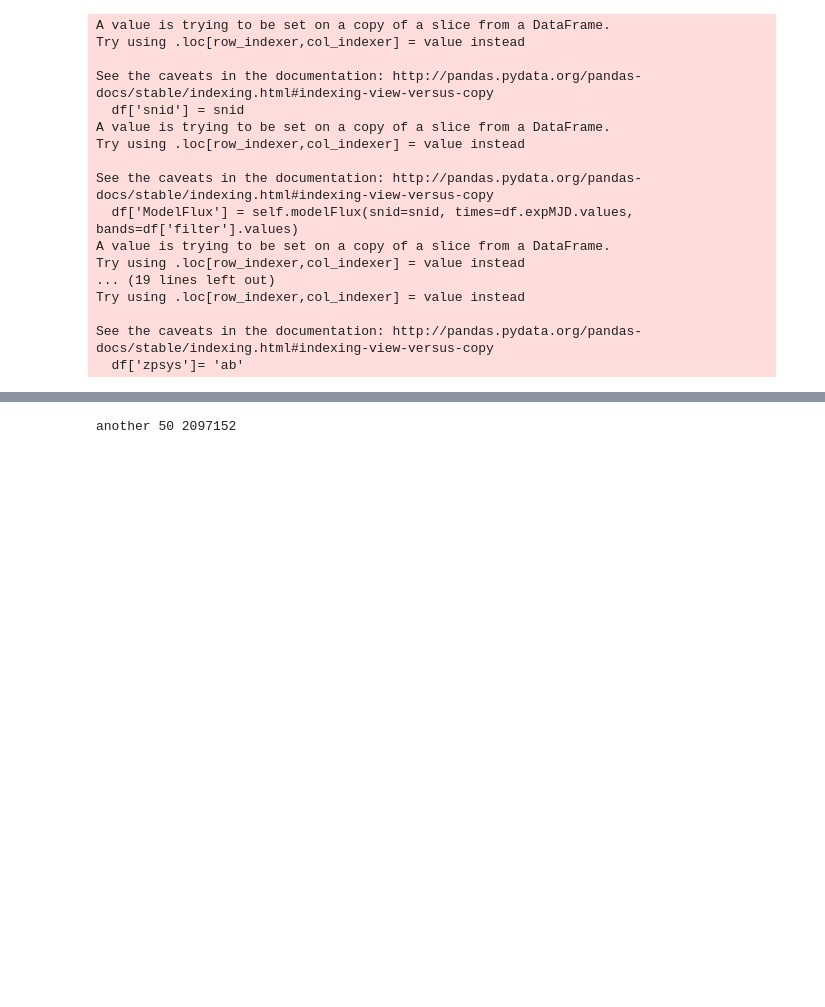
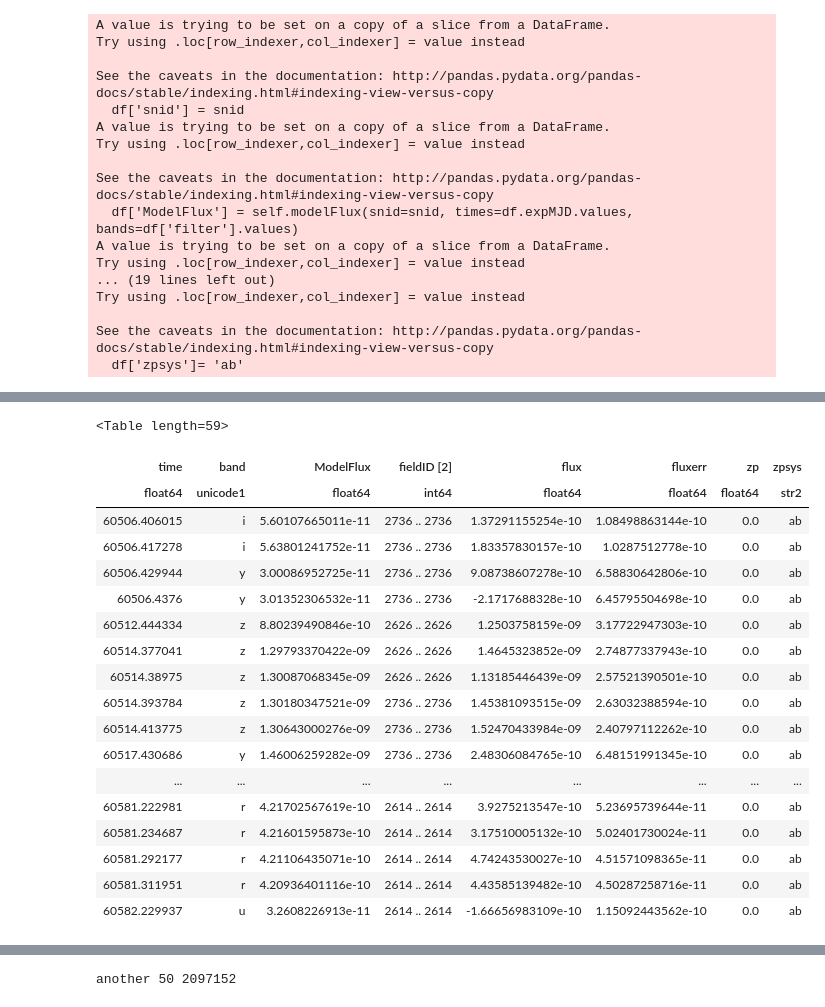
Before and after one commit to rbiswas4/SNsims, a Jupyter notebook: examples/TestingSims.ipynb, the cells around one changed output, grey strips where cells are left out. Drawn from its saved outputs; the diff is of its cells as text; code cells hidden in the pictures; blank space fills up the shorter version.

```diff
--- a/examples/TestingSims.ipynb
+++ b/examples/TestingSims.ipynb
@@ -229,0 +247,22 @@ ValueError: ('light curve data has missing columns', set(['mjd']))
+# %%
+lc.snCosmoLC()
+# %% [output]
+<Table length=59>
+| time | band | ModelFlux | fieldID [2] | flux | fluxerr | zp | zpsys |
+| float64 | unicode1 | float64 | int64 | float64 | float64 | float64 | str2 |
+| 60506.406015 | i | 5.60107665011e-11 | 2736 .. 2736 | 1.37291155254e-10 | 1.08498863144e-10 | 0.0 | ab |
+| 60506.417278 | i | 5.63801241752e-11 | 2736 .. 2736 | 1.83357830157e-10 | 1.0287512778e-10 | 0.0 | ab |
+| 60506.429944 | y | 3.00086952725e-11 | 2736 .. 2736 | 9.08738607278e-10 | 6.58830642806e-10 | 0.0 | ab |
+| 60506.4376 | y | 3.01352306532e-11 | 2736 .. 2736 | -2.1717688328e-10 | 6.45795504698e-10 | 0.0 | ab |
+| 60512.444334 | z | 8.80239490846e-10 | 2626 .. 2626 | 1.2503758159e-09 | 3.17722947303e-10 | 0.0 | ab |
+| 60514.377041 | z | 1.29793370422e-09 | 2626 .. 2626 | 1.4645323852e-09 | 2.74877337943e-10 | 0.0 | ab |
+| 60514.38975 | z | 1.30087068345e-09 | 2626 .. 2626 | 1.13185446439e-09 | 2.57521390501e-10 | 0.0 | ab |
+| 60514.393784 | z | 1.30180347521e-09 | 2736 .. 2736 | 1.45381093515e-09 | 2.63032388594e-10 | 0.0 | ab |
+| 60514.413775 | z | 1.30643000276e-09 | 2736 .. 2736 | 1.52470433984e-09 | 2.40797112262e-10 | 0.0 | ab |
+| 60517.430686 | y | 1.46006259282e-09 | 2736 .. 2736 | 2.48306084765e-10 | 6.48151991345e-10 | 0.0 | ab |
+| ... | ... | ... | ... | ... | ... | ... | ... |
+| 60581.222981 | r | 4.21702567619e-10 | 2614 .. 2614 | 3.9275213547e-10 | 5.23695739644e-11 | 0.0 | ab |
+| 60581.234687 | r | 4.21601595873e-10 | 2614 .. 2614 | 3.17510005132e-10 | 5.02401730024e-11 | 0.0 | ab |
+| 60581.292177 | r | 4.21106435071e-10 | 2614 .. 2614 | 4.74243530027e-10 | 4.51571098365e-11 | 0.0 | ab |
+| 60581.311951 | r | 4.20936401116e-10 | 2614 .. 2614 | 4.43585139482e-10 | 4.50287258716e-11 | 0.0 | ab |
+| 60582.229937 | u | 3.2608226913e-11 | 2614 .. 2614 | -1.66656983109e-10 | 1.15092443562e-10 | 0.0 | ab |
```
Also changed, not shown: parts of 2 cells of this notebook, 2 other files.
